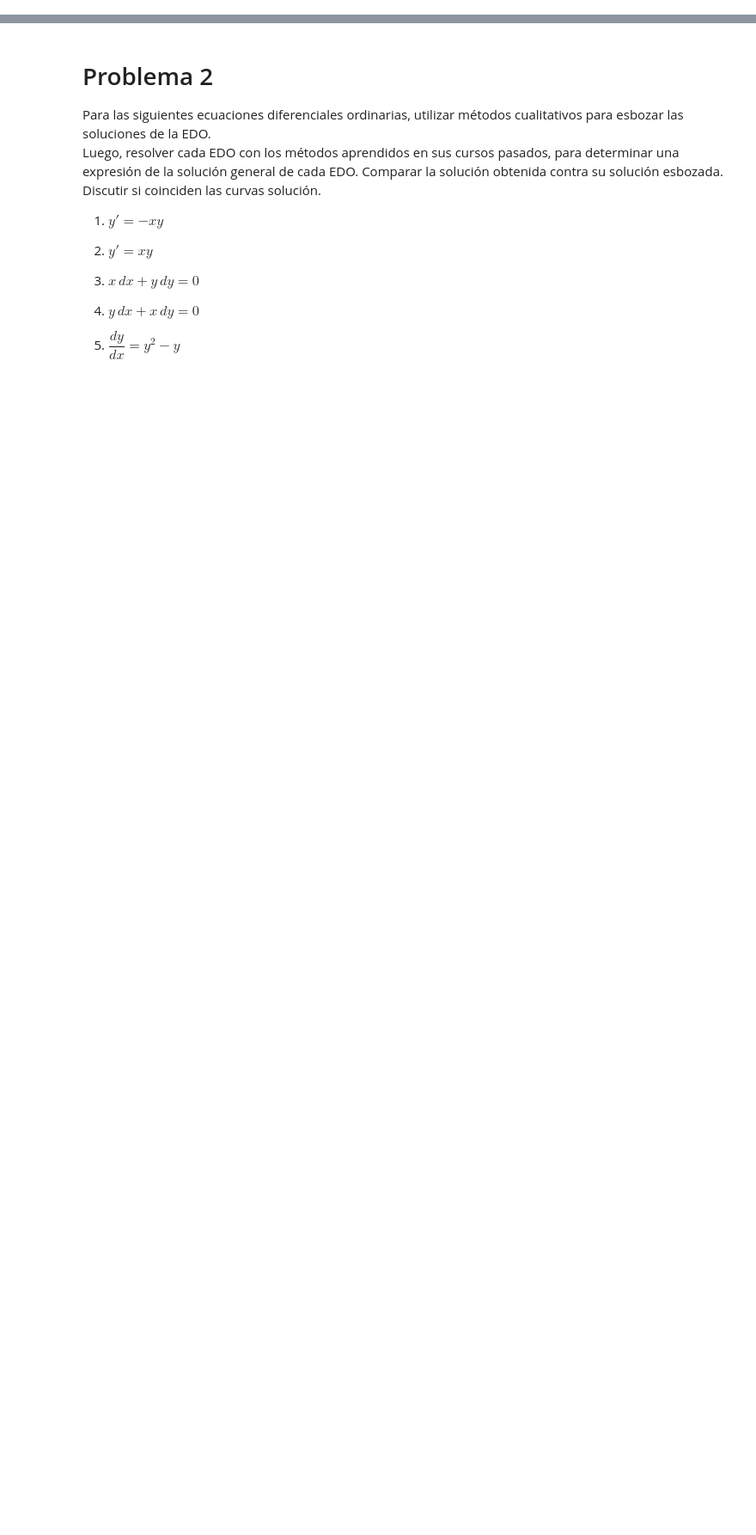
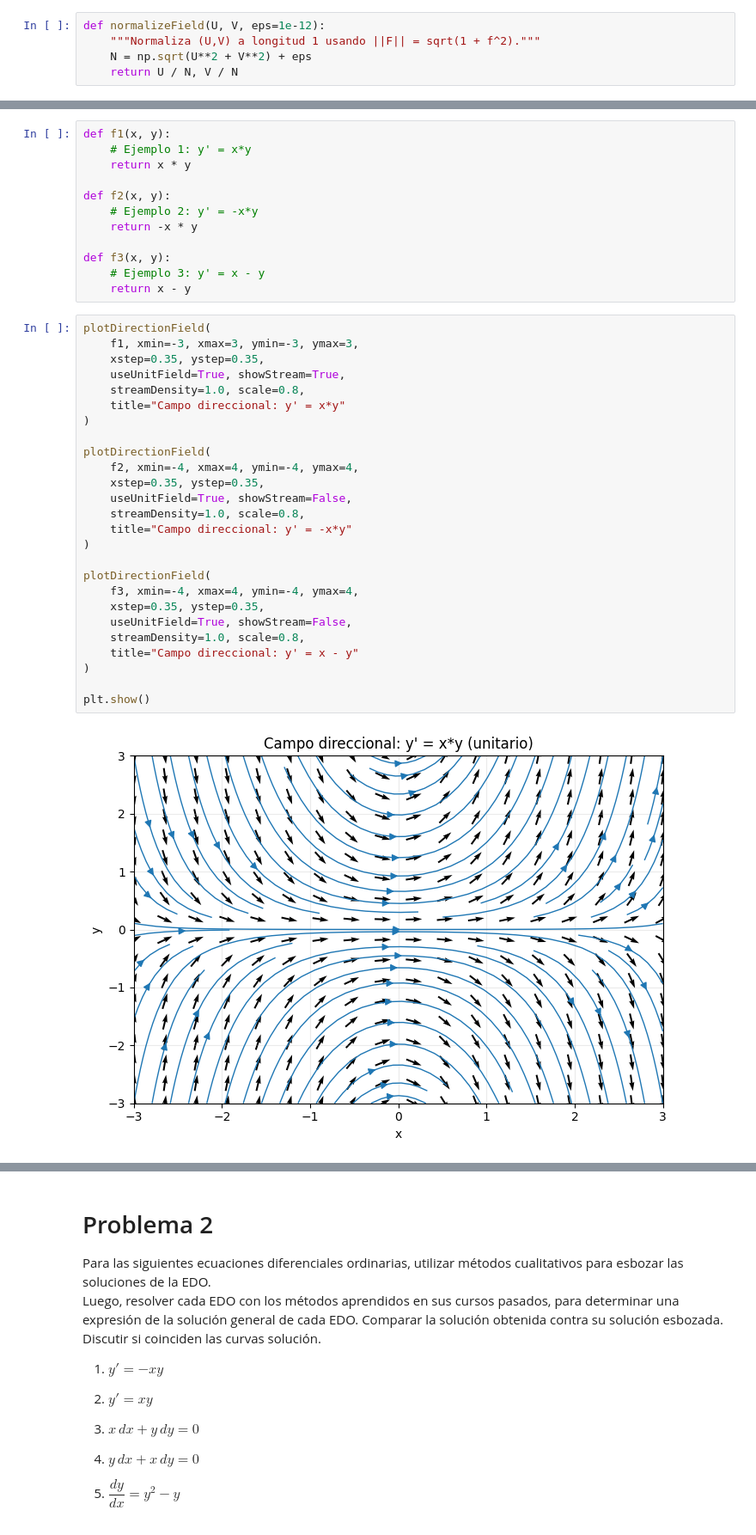
Before and after one commit to JosueSay/labs-ms, a Jupyter notebook: Labs/lab5/problema1_2/p1_p2.ipynb, the cells around one changed output, grey strips where cells are left out. Shown: that part at 86% size. Cells and saved outputs as stored; diff of their text form; blank space fills up the shorter version.

Commit message:
feat: implementación de funciones para campos (inciso 1)

```diff
--- a/Labs/lab5/problema1_2/p1_p2.ipynb
+++ b/Labs/lab5/problema1_2/p1_p2.ipynb
@@ -25,0 +35,5 @@ Ilustrar los resultados de su función graficando dos campos vectoriales de su e
+# %%
+def normalizeField(U, V, eps=1e-12):
+    """Normaliza (U,V) a longitud 1 usando ||F|| = sqrt(1 + f^2)."""
+    N = np.sqrt(U**2 + V**2) + eps
+    return U / N, V / N
@@ -25,0 +106,40 @@ Ilustrar los resultados de su función graficando dos campos vectoriales de su e
+# %%
+def f1(x, y):
+    # Ejemplo 1: y' = x*y
+    return x * y
+
+def f2(x, y):
+    # Ejemplo 2: y' = -x*y
+    return -x * y
+
+def f3(x, y):
+    # Ejemplo 3: y' = x - y
+    return x - y
+# %%
+plotDirectionField(
+    f1, xmin=-3, xmax=3, ymin=-3, ymax=3,
+    xstep=0.35, ystep=0.35,
+    useUnitField=True, showStream=True,
+    streamDensity=1.0, scale=0.8,
+    title="Campo direccional: y' = x*y"
+)
+
+plotDirectionField(
+    f2, xmin=-4, xmax=4, ymin=-4, ymax=4,
+    xstep=0.35, ystep=0.35,
+    useUnitField=True, showStream=False,
+    streamDensity=1.0, scale=0.8,
+    title="Campo direccional: y' = -x*y"
+)
+
+plotDirectionField(
+    f3, xmin=-4, xmax=4, ymin=-4, ymax=4,
+    xstep=0.35, ystep=0.35,
+    useUnitField=True, showStream=False,
+    streamDensity=1.0, scale=0.8,
+    title="Campo direccional: y' = x - y"
+)
+
+plt.show()
+# %% [output]
+[figure, added]
```
Also changed, not shown: parts of 5 cells of this notebook, 1 other file.
